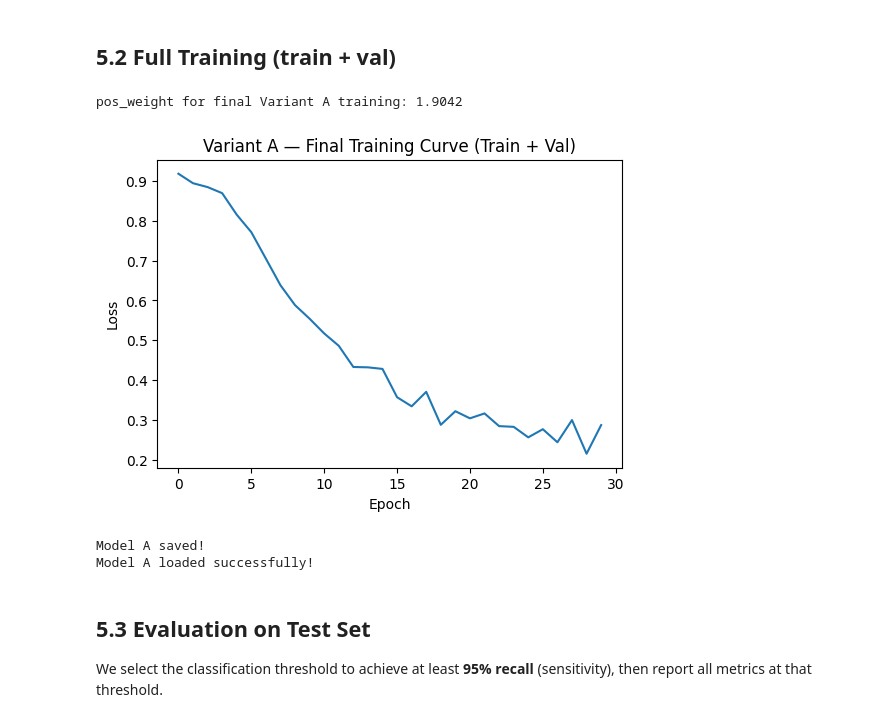
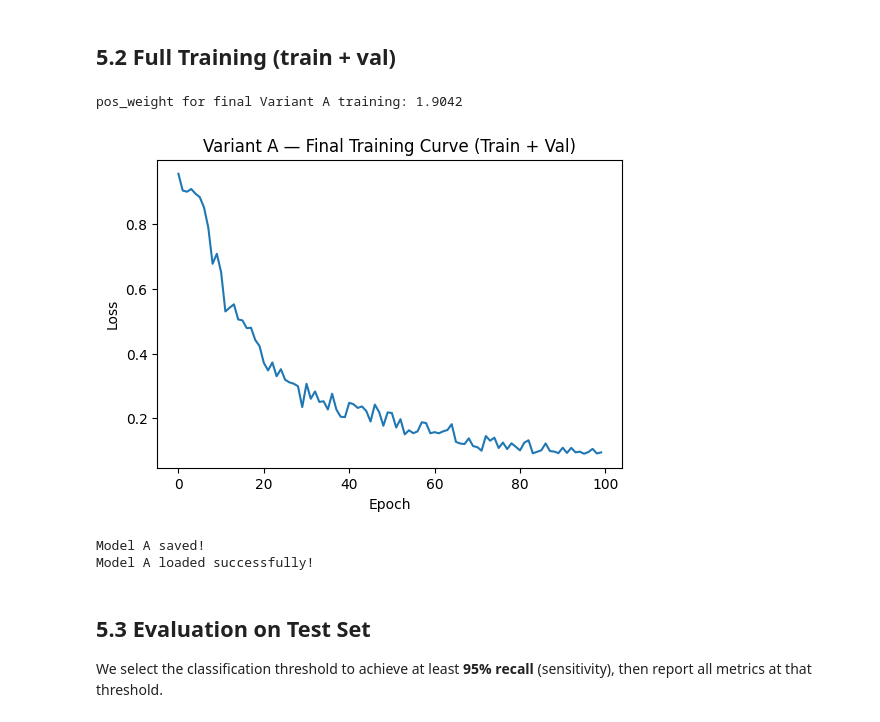
Before and after one commit to cornelka/ugentAI_kneeOA, a Jupyter notebook: notebooks/2_basemodel/baseline.ipynb, the cells around one changed output. Drawn from its saved outputs; the diff is of its cells as text; code cells hidden in the pictures.

Commit message:
changed to 100 epochs, with decay LR

```diff
--- a/notebooks/2_basemodel/baseline.ipynb
+++ b/notebooks/2_basemodel/baseline.ipynb
@@ -268,10 +266,11 @@ Trainable parameters: 2,868,865
 # %% [markdown]
 # 4. Training & Evaluation Infrastructure
 # %%
-def train_model(model, train_loader, val_loader, criteria, optimizer, num_epochs, device):
-    """Train the model and track loss, recall, and F1 per epoch."""
+def train_model(model, train_loader, val_loader, criteria, optimizer, num_epochs, device, scheduler=None):
+    """Train the model and track loss, accuracy, recall, and F1 per epoch."""
     history = {
         "train_loss": [], "val_loss": [],
+        "train_acc": [], "val_acc": [],
         "train_recall": [], "val_recall": [],
         "train_f1": [], "val_f1": [],
     }
@@ -298,6 +297,7 @@ def train_model(model, train_loader, val_loader, criteria, optimizer, num_epochs
             all_labels.extend(labels.cpu().numpy())
 
         train_loss = running_loss / len(train_loader.dataset)
+        train_acc = accuracy_score(all_labels, all_preds)
         train_recall = recall_score(all_labels, all_preds, zero_division=0)
         train_f1 = f1_score(all_labels, all_preds, zero_division=0)
 
@@ -319,21 +319,27 @@ def train_model(model, train_loader, val_loader, criteria, optimizer, num_epochs
                 all_labels.extend(labels.cpu().numpy())
 
         val_loss = running_loss / len(val_loader.dataset)
+        val_acc = accuracy_score(all_labels, all_preds)
         val_recall = recall_score(all_labels, all_preds, zero_division=0)
         val_f1 = f1_score(all_labels, all_preds, zero_division=0)
 
         history["train_loss"].append(train_loss)
         history["val_loss"].append(val_loss)
+        history["train_acc"].append(train_acc)
+        history["val_acc"].append(val_acc)
         history["train_recall"].append(train_recall)
         history["val_recall"].append(val_recall)
         history["train_f1"].append(train_f1)
         history["val_f1"].append(val_f1)
 
+        if scheduler is not None:
+            scheduler.step(val_loss)
+
         if (epoch + 1) % 5 == 0:
             print(
                 f"Epoch {epoch+1}/{num_epochs} | "
-                f"Train Loss: {train_loss:.4f}, Recall: {train_recall:.4f}, F1: {train_f1:.4f} | "
-                f"Val Loss: {val_loss:.4f}, Recall: {val_recall:.4f}, F1: {val_f1:.4f}"
+                f"Train Loss: {train_loss:.4f}, Acc: {train_acc:.4f}, Recall: {train_recall:.4f}, F1: {train_f1:.4f} | "
+                f"Val Loss: {val_loss:.4f}, Acc: {val_acc:.4f}, Recall: {val_recall:.4f}, F1: {val_f1:.4f}"
             )
 
     return history
@@ -461,10 +474,13 @@ for config in param_configs:
     model = BaselineCNN(dropout_rate=config["dropout"]).to(device)
     criterion = nn.BCEWithLogitsLoss(pos_weight=pos_weight)
     optimizer = optim.Adam(model.parameters(), lr=config["lr"])
+    scheduler = torch.optim.lr_scheduler.ReduceLROnPlateau(
+        optimizer, mode="min", factor=0.5, patience=7
+    )
 
     history = train_model(
         model, train_loader, val_loader, criterion, optimizer,
-        num_epochs=30, device=device,
+        num_epochs=100, device=device, scheduler=scheduler,
     )
 
     final_val_recall = history["val_recall"][-1]
@@ -521,44 +537,46 @@ print(f"pos_weight for final Variant A training: {pos_weight_A.item():.4f}")
 final_model_A = BaselineCNN(dropout_rate=best_config_A["dropout"]).to(device)
 criterion = nn.BCEWithLogitsLoss(pos_weight=pos_weight_A)
 optimizer = optim.Adam(final_model_A.parameters(), lr=best_config_A["lr"])
+scheduler = torch.optim.lr_scheduler.CosineAnnealingLR(optimizer, T_max=100)
 
 final_model_A.train()
 train_losses_A = []
 
-for epoch in range(30):
+for epoch in range(100):
     running_loss = 0.0
     for images, labels in full_train_loader_A:
         images = images.to(device)
         labels = labels.float().to(device)
 
         optimizer.zero_grad()
         outputs = final_model_A(images).squeeze(1)
         loss = criterion(outputs, labels)
         loss.backward()
         optimizer.step()
         running_loss += loss.item() * images.size(0)
 
     epoch_loss = running_loss / len(full_train_loader_A.dataset)
     train_losses_A.append(epoch_loss)
+    scheduler.step()
 
 plt.figure(figsize=(6, 4))
 plt.plot(train_losses_A)
 plt.xlabel("Epoch")
 plt.ylabel("Loss")
 plt.title("Variant A — Final Training Curve (Train + Val)")
 plt.show()
 
 # Save and reload
 torch.save(final_model_A.state_dict(), "baseline_model_A.pth")
 print("Model A saved!")
 
 loaded_model_A = BaselineCNN(dropout_rate=best_config_A["dropout"]).to(device)
 loaded_model_A.load_state_dict(torch.load("baseline_model_A.pth", map_location=device))
 loaded_model_A.eval()
 print("Model A loaded successfully!")
 # %% [output]
 pos_weight for final Variant A training: 1.9042
-[figure, old version]
+[figure, new version]
 Model A saved!
 Model A loaded successfully!
 # %% [markdown]
```
Also changed, not shown: parts of 15 cells of this notebook.
